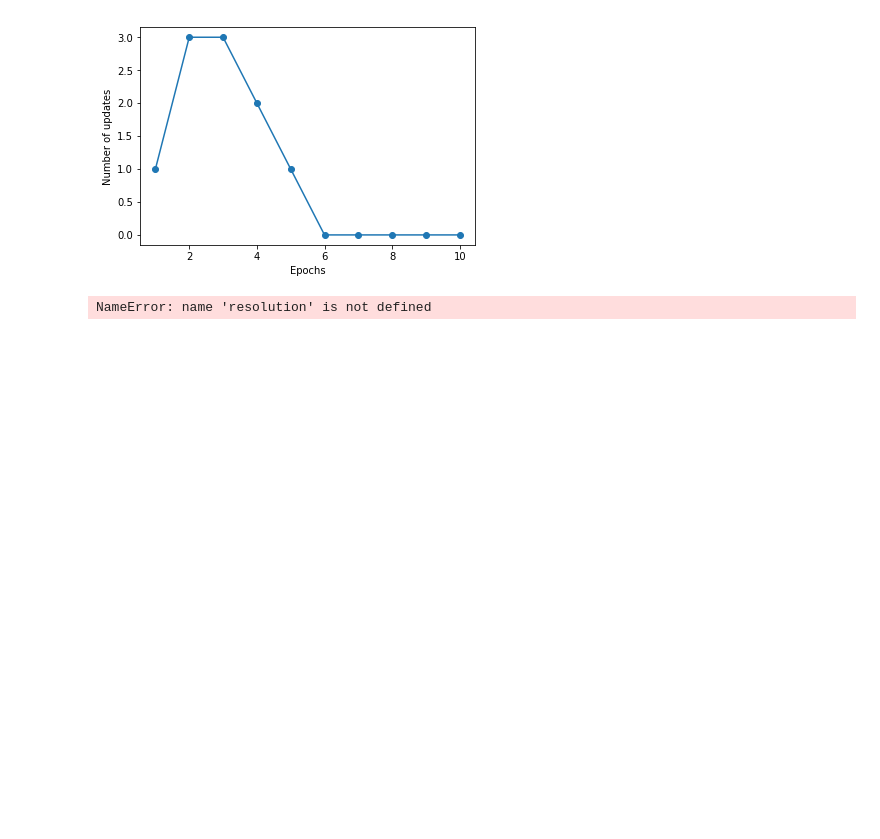
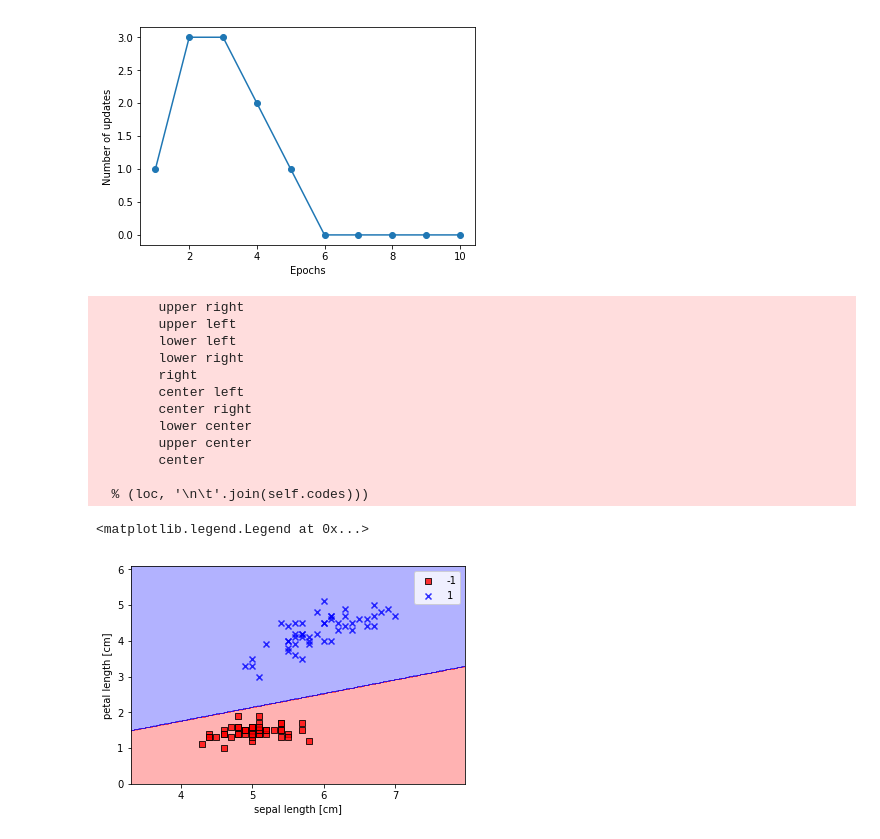
Before and after one commit to 0xchamin/Machine-Learning-Python, a Jupyter notebook: 1_perceptron.ipynb, the cells around one changed output. Saved outputs shown, nothing was run; the diff lists cells and outputs as text; code cells hidden in the pictures; blank space fills up the shorter version.

```diff
--- a/1_perceptron.ipynb
+++ b/1_perceptron.ipynb
@@ -127,12 +119,53 @@ def plot_decision_regions(X, y, classifier, resolution = 0.02):
 # %%
-#plot the decision surface
-x1_min, x1_max = X[:, 0].min() - 1, X[:, 0].max() +1
-x2_min, x2_max = X[:, 1].min() - 1, X[:, 1].max() +1
-xx1, xx2 = np.meshgrid(
-                        np.arange(x1_min, x1_max, resolution),
-                        np.arange(x2_min, x2_max, resolution)
-                      )
-Z = classifier.predict(np.array([xx1.ravel(), xx2.ravel()]).T)
-Z = Z.reshape(xx1.shape)
+from matplotlib.colors import ListedColormap
+
+def plot_decision_regions(X, y, classifier, resolution = 0.02):
+    #set up marker generator and color map
+    markers = ('s', 'x', 'o', '^', 'v')
+    colors = ('red', 'blue', 'lightgreen', 'gray', 'cyan')
+    cmap = ListedColormap(colors[:len(np.unique(y))])
+
+    #plot the decision surface
+    x1_min, x1_max = X[:, 0].min() - 1, X[:, 0].max() +1
+    x2_min, x2_max = X[:, 1].min() - 1, X[:, 1].max() +1
+    xx1, xx2 = np.meshgrid(
+                            np.arange(x1_min, x1_max, resolution),
+                            np.arange(x2_min, x2_max, resolution)
+                          )
+    Z = classifier.predict(np.array([xx1.ravel(), xx2.ravel()]).T)
+    Z = Z.reshape(xx1.shape)
+
+    plt.contourf(xx1, xx2, Z, alpha = 0.3, cmap = cmap)
+    plt.xlim(xx1.min(), xx1.max())
+    plt.ylim(xx2.min(), xx2.max())
+
+    #plot class sample
+    for idx, cl in enumerate (np.unique(y)):
+        plt.scatter(x=X[y == cl, 0],
+                    y = X [y == cl, 1],
+                    alpha = 0.8,
+                    c = colors[idx],
+                    marker = markers[idx],
+                    label = cl,
+                    edgecolor = 'black'
+                   )
-# %% [output]
-NameError: name 'resolution' is not defined
+# %%
+plot_decision_regions(X, y, classifier = ppn)
+plt.xlabel('sepal length [cm]')
+plt.ylabel('petal length [cm]')
+plt.legend(loc = 'uper left')
+# %% [output]
+        upper right
+        upper left
+        lower left
+        lower right
+        right
+        center left
+        center right
+        lower center
+        upper center
+        center
+
+  % (loc, '\n\t'.join(self.codes)))
+<matplotlib.legend.Legend at 0x...>
+[figure, added]
```
Also changed, not shown: parts of 1 cell of this notebook, 2 other files.
